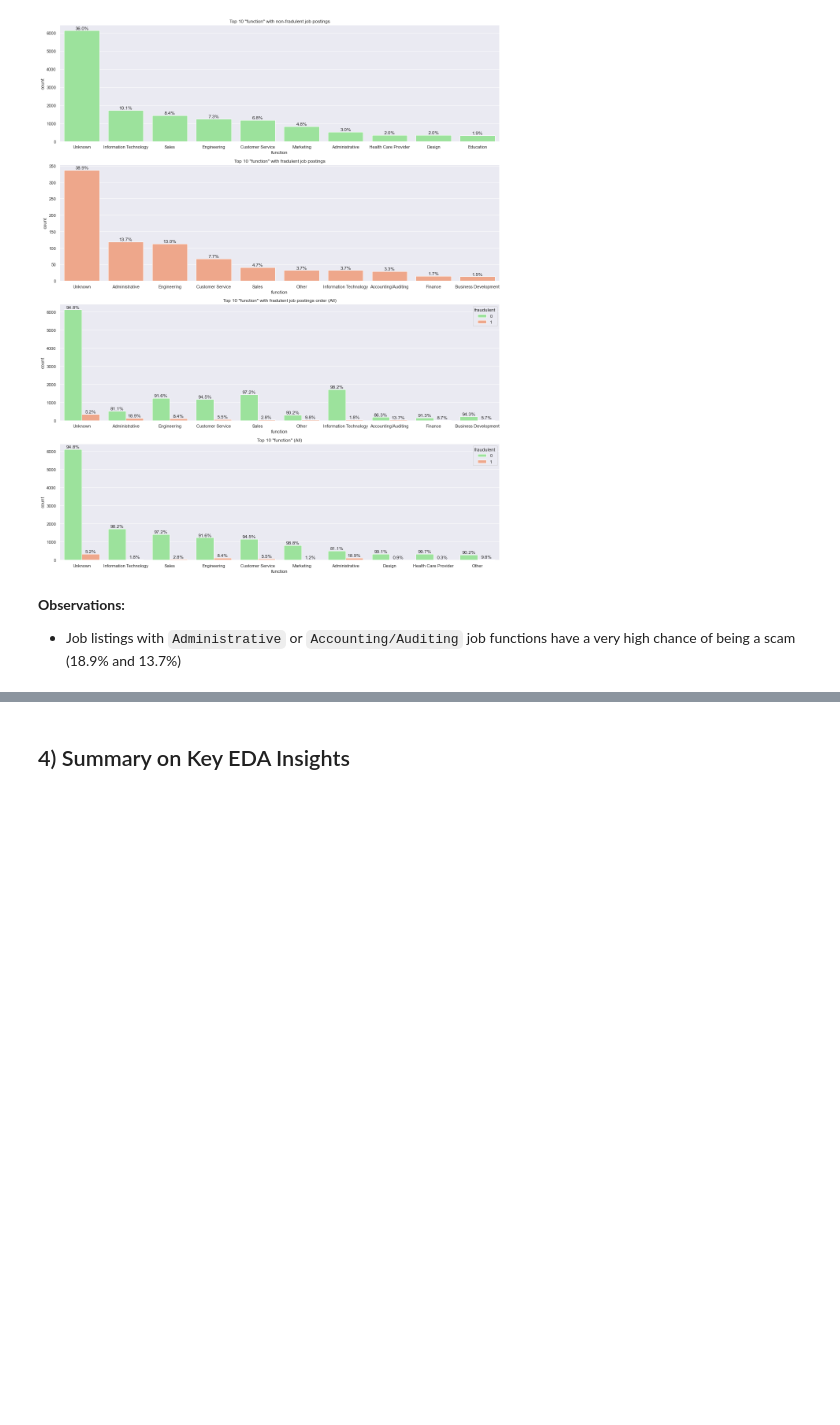
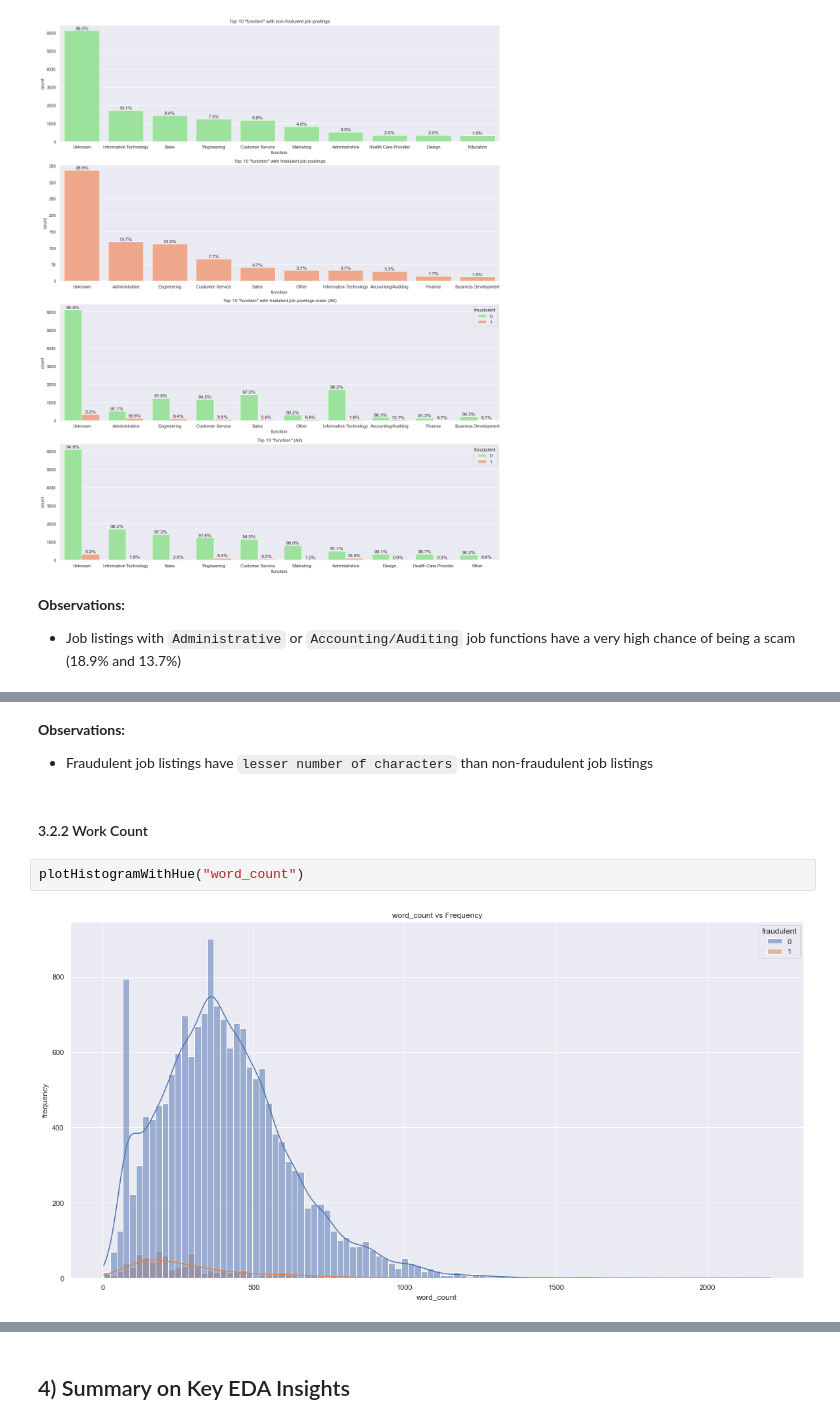
Before and after one commit to leileijng/bc2407-linkedin, a Jupyter notebook: Job Scam Detection/exploratory-data-analysis.ipynb, the cells around one changed output, grey strips where cells are left out. Cells and saved outputs as stored; diff of their text form; blank space fills up the shorter version.

```diff
--- a/Job Scam Detection/exploratory-data-analysis.ipynb
+++ b/Job Scam Detection/exploratory-data-analysis.ipynb
@@ -397,0 +486,9 @@ plotCategoricalCountPlot("function", limit=10)
+# %% [markdown]
+**Observations:**
+- Fraudulent job listings have `lesser number of characters` than non-fraudulent job listings
+# %% [markdown]
+#### 3.2.2 Work Count
+# %%
+plotHistogramWithHue("word_count")
+# %% [output]
+[figure, added]
```
Also changed, not shown: parts of 31 cells of this notebook.
